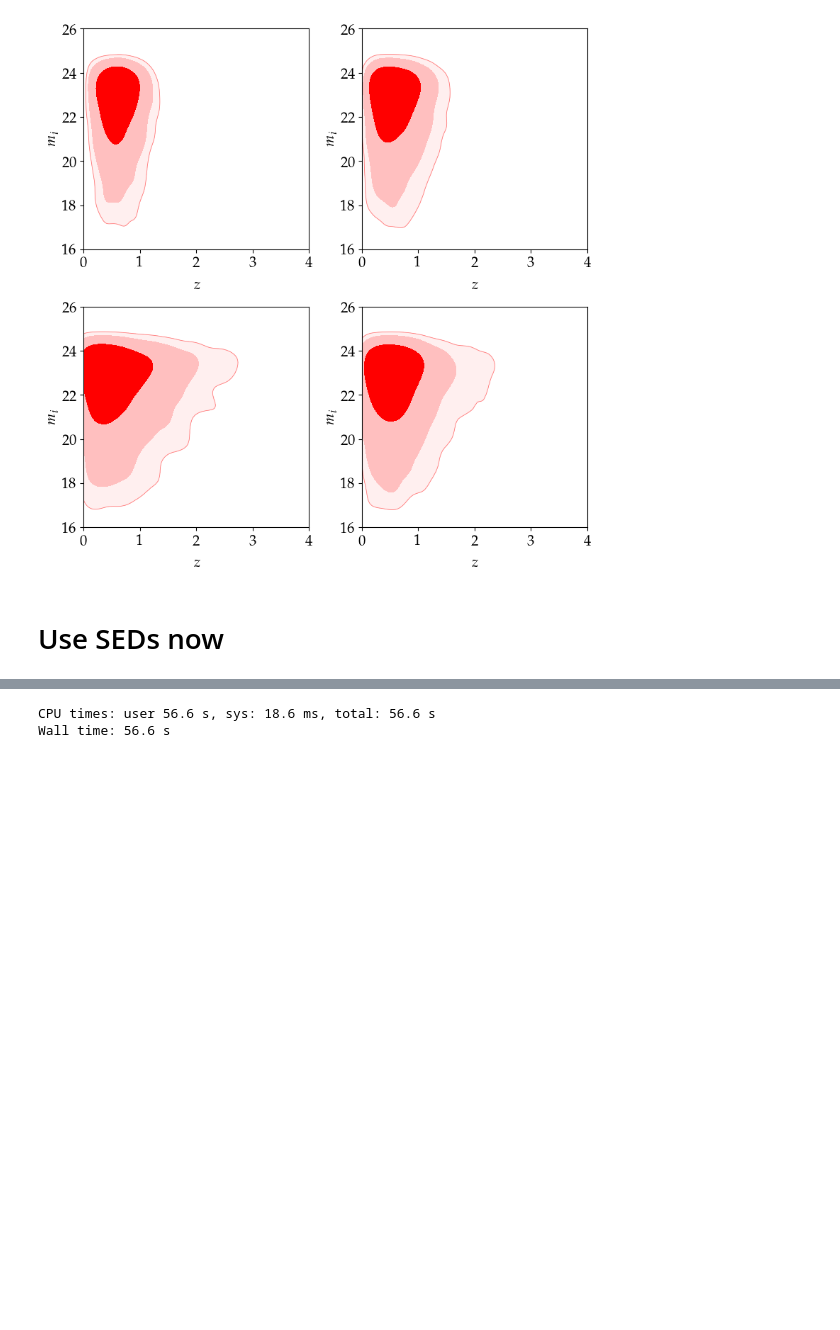
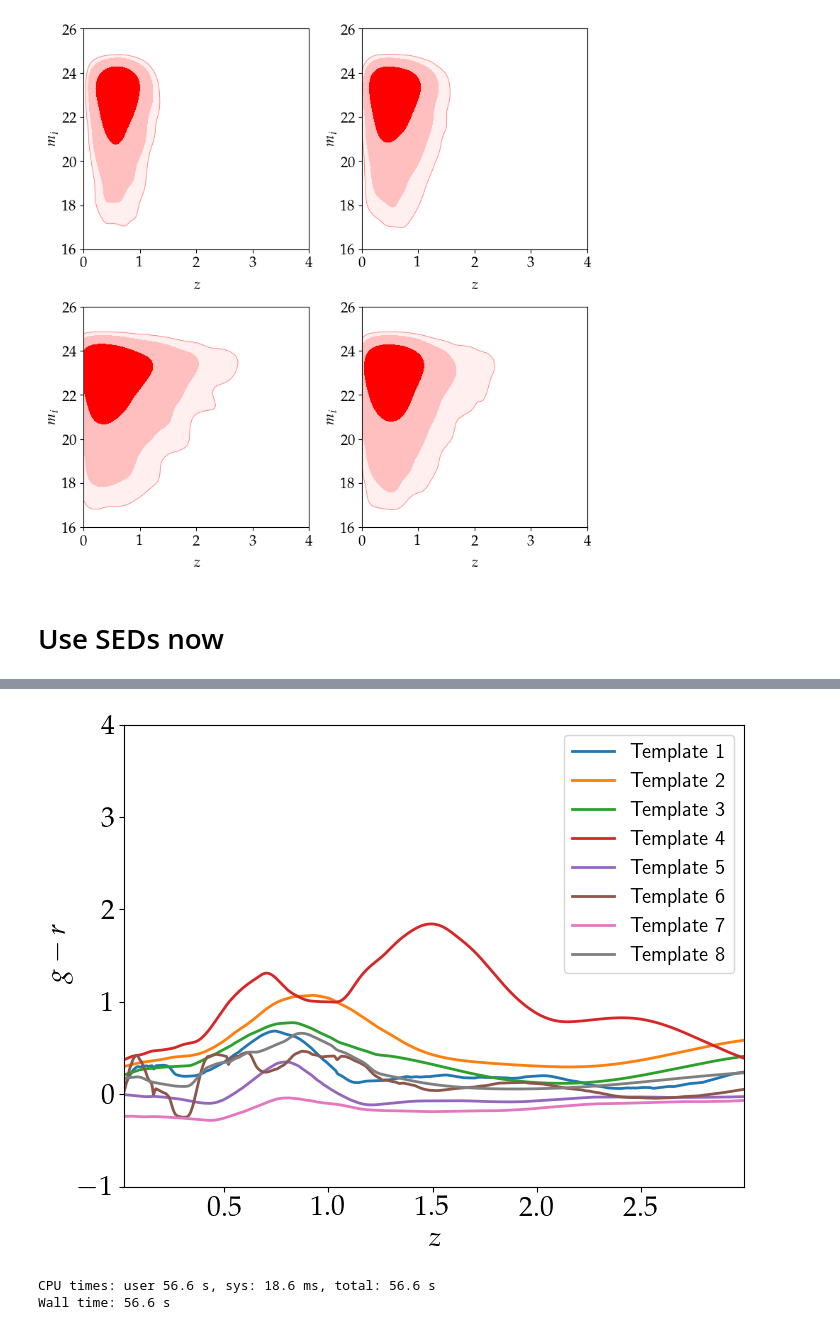
Before and after one commit to Harry45/BHM-nz, a Jupyter notebook: reference/BL-2016/understanding.ipynb, the cells around one changed output, grey strips where cells are left out. Drawn from its saved outputs; the diff is of its cells as text; code cells hidden in the pictures; blank space fills up the shorter version.

```diff
--- a/reference/BL-2016/understanding.ipynb
+++ b/reference/BL-2016/understanding.ipynb
@@ -881,3 +882,17 @@ plt.show()
+# %%
+plt.figure(figsize = (8,6))
+for i in range(8):
+    plt.plot(z_grid, fluxgrid[i, 1, :,] - fluxgrid[i, 2, :,], lw = 2, label = f'Template {i+1}')
+plt.xlim(0.02, max(z_grid))
+plt.ylim(-1, 4)
+plt.ylabel(r'$g-r$', fontsize = fontSize)
+plt.xlabel(r'$z$', fontsize = fontSize)
+plt.tick_params(axis='x', labelsize=fontSize)
+plt.tick_params(axis='y', labelsize=fontSize)
+plt.legend(loc = 'best',prop={'family':'sans-serif', 'size':15})
+plt.show()
+# %% [output]
+[figure, added]
 # %%
 def sample_mag_sigma(p_imag: np.ndarray, imag_grid: np.ndarray) -> Tuple[float, float]:
     """
```
Also changed, not shown: parts of 6 cells of this notebook.
